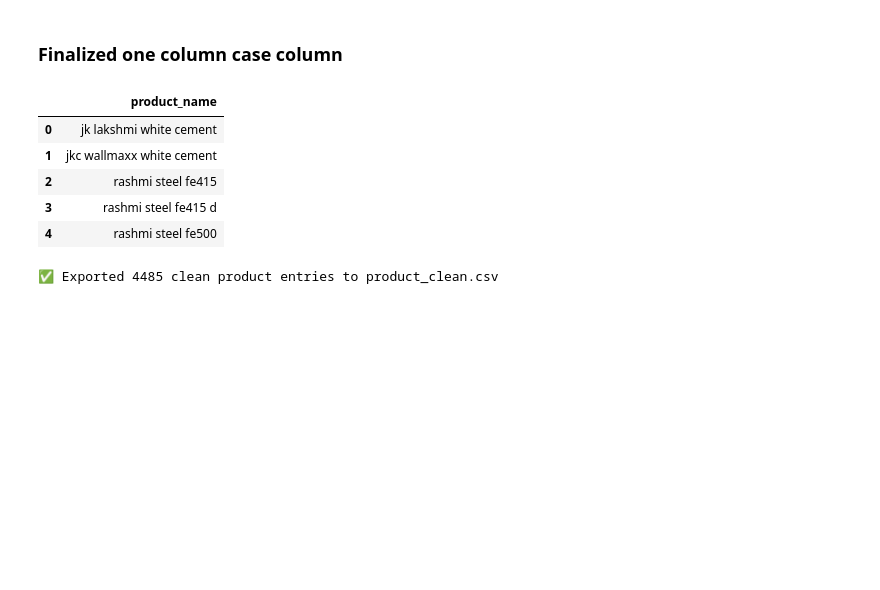
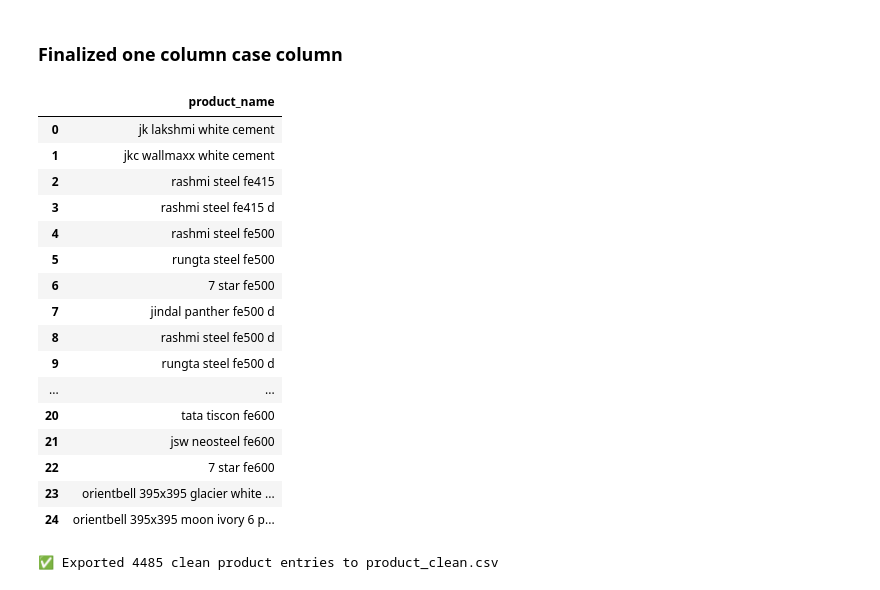
Before and after one commit to PuffBear/ml-fuzzy-match, a Jupyter notebook: eda_cleaning.ipynb, the cells around one changed output. Saved outputs shown, nothing was run; the diff lists cells and outputs as text; code cells hidden in the pictures; blank space fills up the shorter version.

```diff
--- a/eda_cleaning.ipynb
+++ b/eda_cleaning.ipynb
@@ -160,15 +160,26 @@ Name: product_name, Length: 4487, dtype: object
 # %%
 # Drop duplicates just to be extra safe
 df_final = df[['product_name']].drop_duplicates().reset_index(drop=True)
 
-df_final.head()
+df_final.head(25)
 # %% [output]
 |  | product_name |
 | 0 | jk lakshmi white cement |
 | 1 | jkc wallmaxx white cement |
 | 2 | rashmi steel fe415 |
 | 3 | rashmi steel fe415 d |
 | 4 | rashmi steel fe500 |
+| 5 | rungta steel fe500 |
+| 6 | 7 star fe500 |
+| 7 | jindal panther fe500 d |
+| 8 | rashmi steel fe500 d |
+| 9 | rungta steel fe500 d |
+| ... | ... |
+| 20 | tata tiscon fe600 |
+| 21 | jsw neosteel fe600 |
+| 22 | 7 star fe600 |
+| 23 | orientbell 395x395 glacier white ... |
+| 24 | orientbell 395x395 moon ivory 6 p... |
 # %%
 # Export to CSV
 df_final.to_csv("product_clean.csv", index=False)
```
Also changed, not shown: 1 other file.
